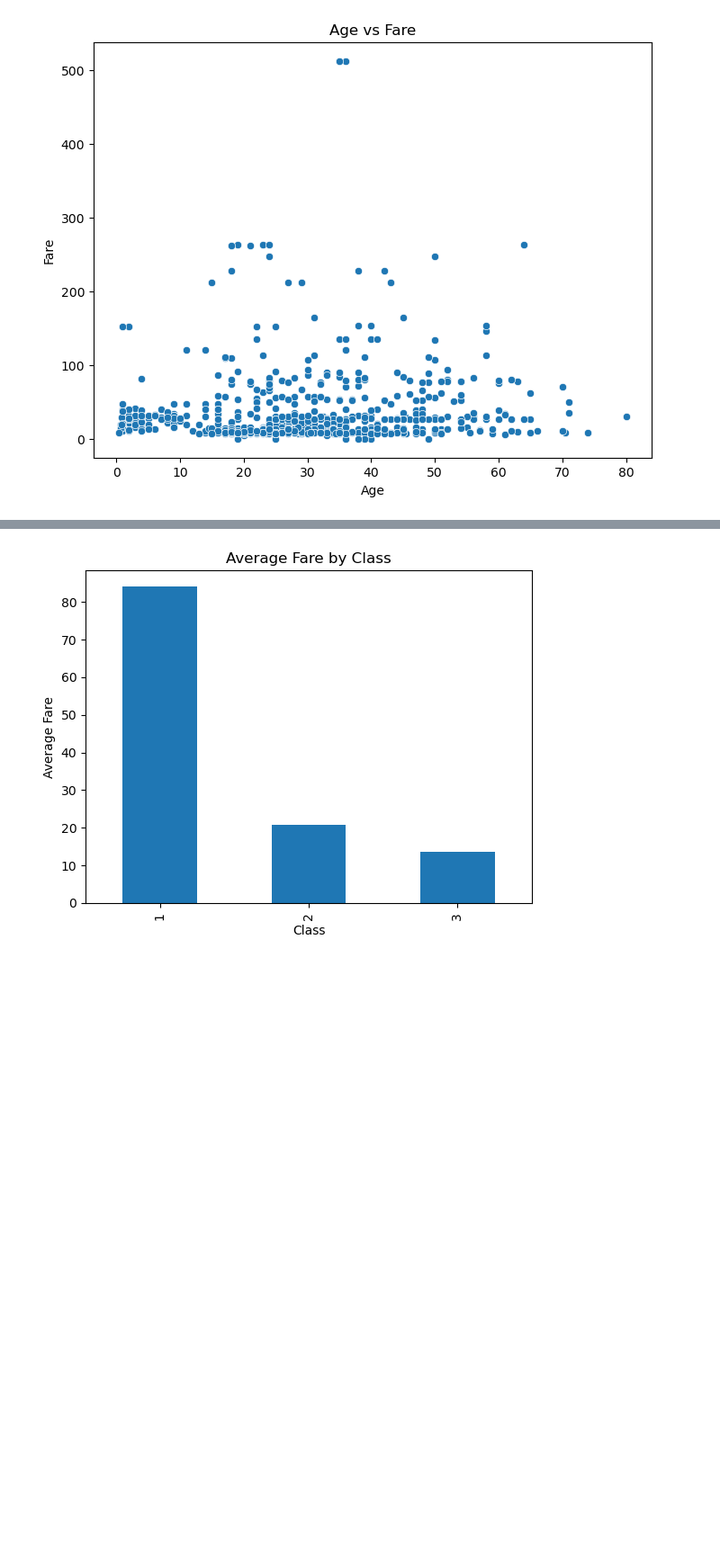
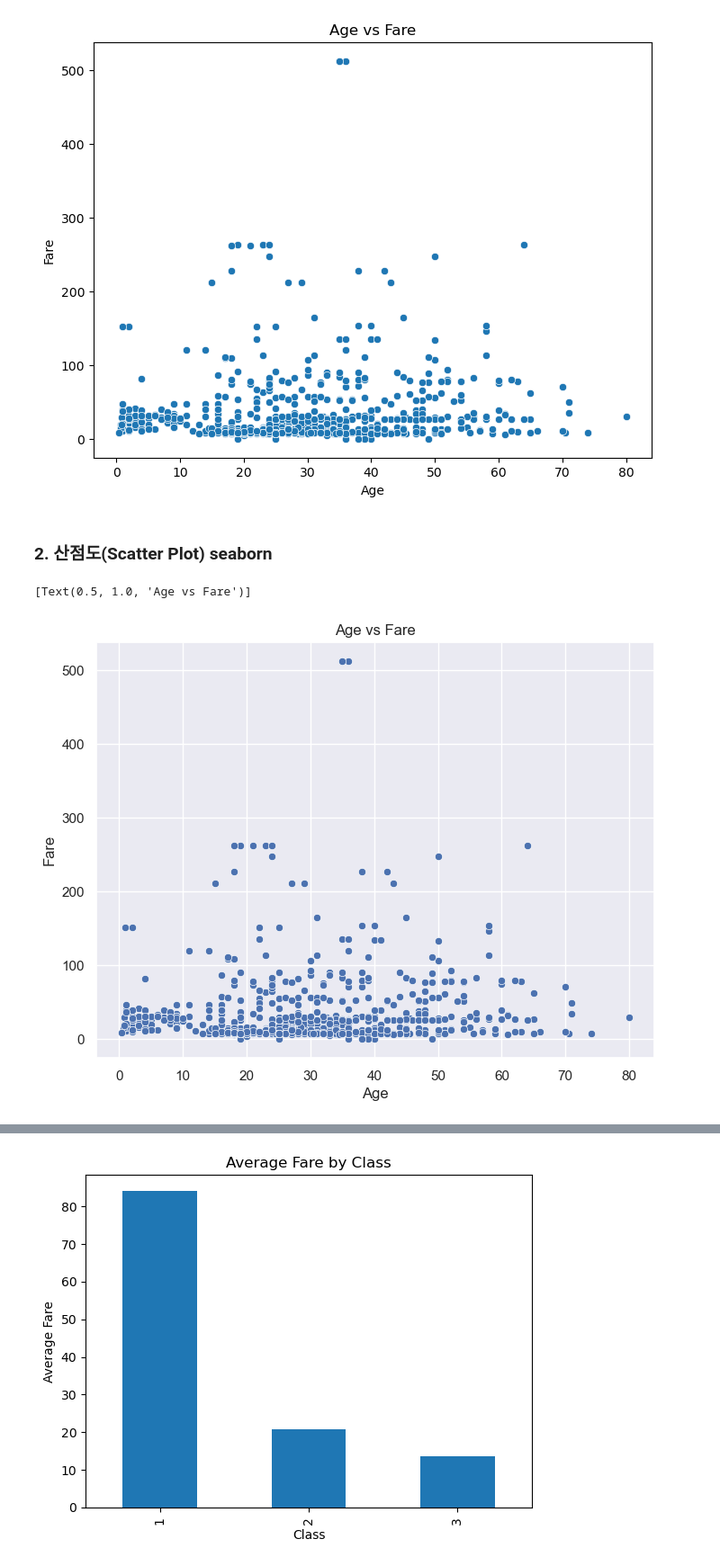
Before and after one commit to YangGuiBee/ML, a Jupyter notebook: TextBook-09/ex09.ipynb, the cells around one changed output, grey strips where cells are left out. Shown at 90% size. Drawn from its saved outputs; the diff is of its cells as text; code cells hidden in the pictures; blank space fills up the shorter version.

```diff
--- a/TextBook-09/ex09.ipynb
+++ b/TextBook-09/ex09.ipynb
@@ -38,3 +59,16 @@ plt.title('Age vs Fare')
 plt.show()
 # %% [output]
 [figure]
+# %% [markdown]
+### 2. 산점도(Scatter Plot) seaborn
+# %%
+import seaborn as sns
+
+# Seaborn 스타일 및 크기 설정
+sns.set(rc={'figure.figsize':(8, 6)})
+
+# 그래프 생성
+sns.scatterplot(x='Age', y='Fare', data=titanic_df).set(title='Age vs Fare')
+# %% [output]
+[Text(0.5, 1.0, 'Age vs Fare')]
+[figure, added]
```
Also changed, not shown: parts of 44 cells of this notebook.
